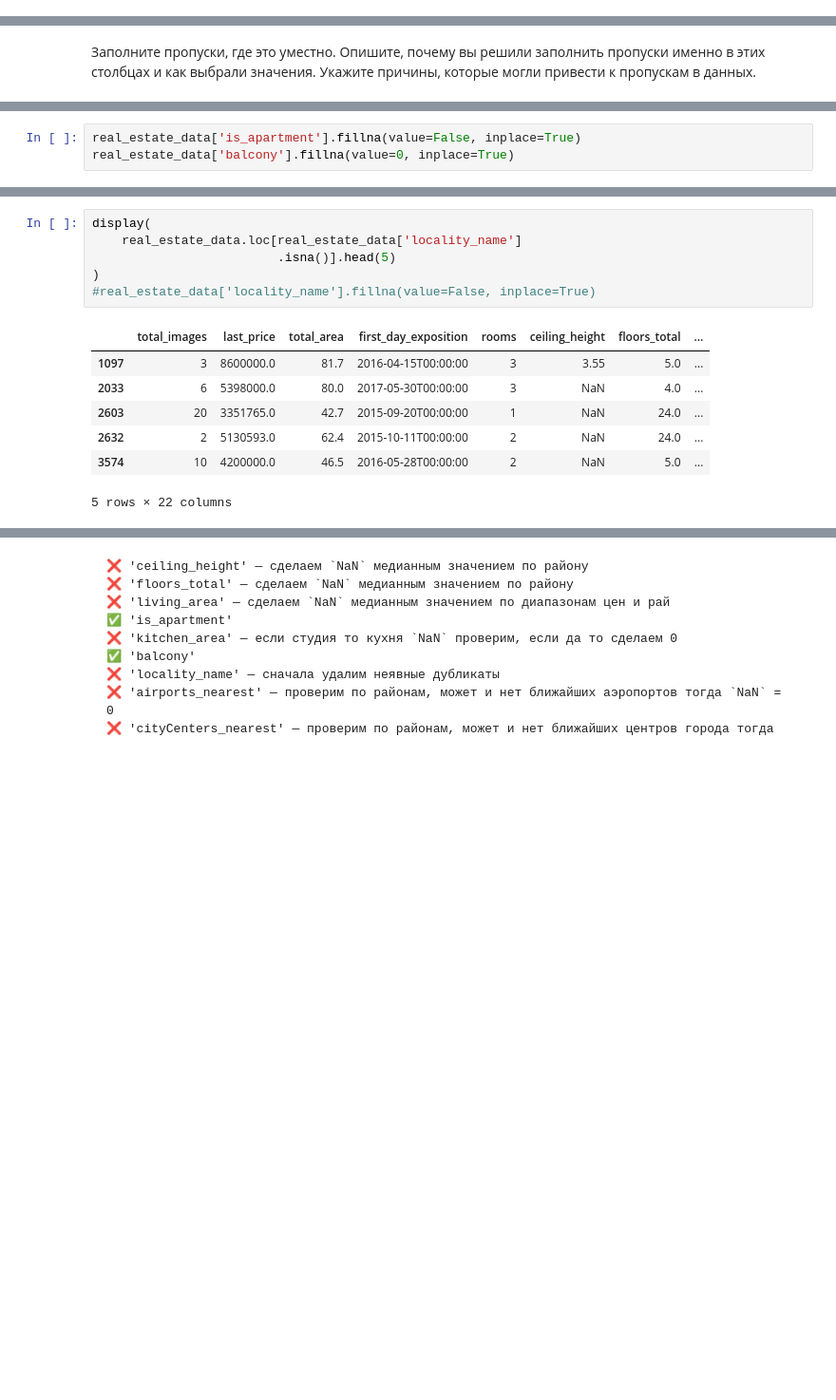
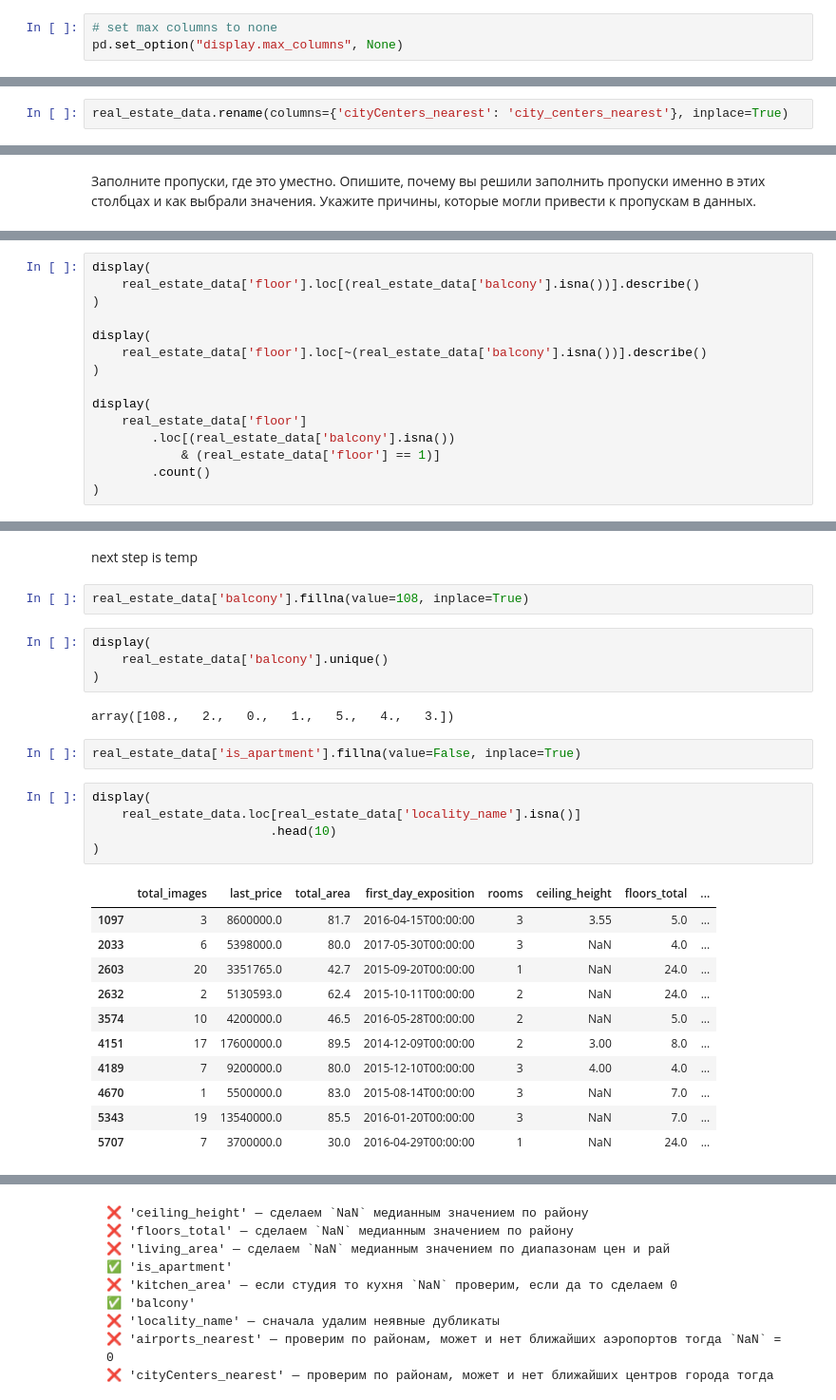
Before and after one commit to zabelin-ds/practicum, a Jupyter notebook: 03_project/real_estate_00.ipynb, the cells around one changed output, grey strips where cells are left out. Shown at 95% size. Drawn from its saved outputs; the diff is of its cells as text; blank space fills up the shorter version.

```diff
--- a/03_project/real_estate_00.ipynb
+++ b/03_project/real_estate_00.ipynb
@@ -6,0 +15,3 @@ import pandas as pd
+# %%
+# set max columns to none
+pd.set_option("display.max_columns", None)
@@ -19,3 +94,5 @@ display(real_estate_data.head())
+# %%
+real_estate_data.rename(columns={'cityCenters_nearest': 'city_centers_nearest'}, inplace=True)
 # %%
 display(real_estate_data['is_apartment'].unique())
 # %% [output]
@@ -103,3 +186,15 @@ Name: days_exposition, dtype: float64
 # %%
-real_estate_data['is_apartment'].fillna(value=False, inplace=True)
-real_estate_data['balcony'].fillna(value=0, inplace=True)
+display(
+    real_estate_data['floor'].loc[(real_estate_data['balcony'].isna())].describe()
+)
+
+display(
+    real_estate_data['floor'].loc[~(real_estate_data['balcony'].isna())].describe()
+)
+
+display(
+    real_estate_data['floor']
+        .loc[(real_estate_data['balcony'].isna())
+            & (real_estate_data['floor'] == 1)]
+        .count()
+)
@@ -106,17 +233,32 @@ real_estate_data['balcony'].fillna(value=0, inplace=True)
+# %% [markdown]
+next step is temp
+# %%
+real_estate_data['balcony'].fillna(value=108, inplace=True)
+# %%
+display(
+    real_estate_data['balcony'].unique()
+)
+# %% [output]
+array([108.,   2.,   0.,   1.,   5.,   4.,   3.])
+# %%
+real_estate_data['is_apartment'].fillna(value=False, inplace=True)
 # %%
 display(
-    real_estate_data.loc[real_estate_data['locality_name']
-                         .isna()].head(5)
+    real_estate_data.loc[real_estate_data['locality_name'].isna()]
+                        .head(10)
 )
-#real_estate_data['locality_name'].fillna(value=False, inplace=True)
 # %% [output]
 |  | total_images | last_price | total_area | first_day_exposition | rooms | ceiling_height | floors_total | ... |
 | 1097 | 3 | 8600000.0 | 81.7 | 2016-04-15T00:00:00 | 3 | 3.55 | 5.0 | ... |
 | 2033 | 6 | 5398000.0 | 80.0 | 2017-05-30T00:00:00 | 3 | NaN | 4.0 | ... |
 | 2603 | 20 | 3351765.0 | 42.7 | 2015-09-20T00:00:00 | 1 | NaN | 24.0 | ... |
 | 2632 | 2 | 5130593.0 | 62.4 | 2015-10-11T00:00:00 | 2 | NaN | 24.0 | ... |
 | 3574 | 10 | 4200000.0 | 46.5 | 2016-05-28T00:00:00 | 2 | NaN | 5.0 | ... |
+| 4151 | 17 | 17600000.0 | 89.5 | 2014-12-09T00:00:00 | 2 | 3.00 | 8.0 | ... |
+| 4189 | 7 | 9200000.0 | 80.0 | 2015-12-10T00:00:00 | 3 | 4.00 | 4.0 | ... |
+| 4670 | 1 | 5500000.0 | 83.0 | 2015-08-14T00:00:00 | 3 | NaN | 7.0 | ... |
+| 5343 | 19 | 13540000.0 | 85.5 | 2016-01-20T00:00:00 | 3 | NaN | 7.0 | ... |
+| 5707 | 7 | 3700000.0 | 30.0 | 2016-04-29T00:00:00 | 1 | NaN | 24.0 | ... |
-5 rows × 22 columns
 # %%
 display(
     real_estate_data.columns[real_estate_data.isna().any()].tolist()
```
Also changed, not shown: parts of 94 cells of this notebook, 1 other file.
